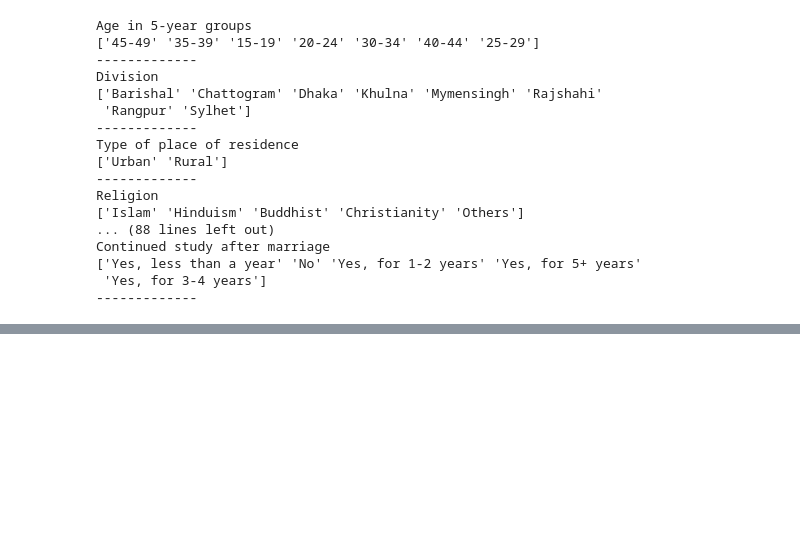
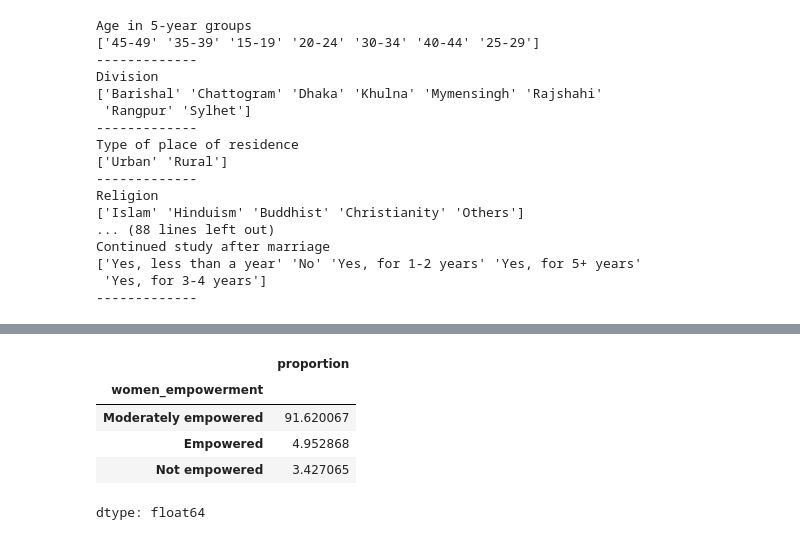
Before and after one commit to SafiBD/machine-learning, a Jupyter notebook: Copy_of_WE_ML.ipynb, the cells around one changed output, grey strips where cells are left out. Cells and saved outputs as stored; diff of their text form; code cells hidden in the pictures; blank space fills up the shorter version.

```diff
--- a/Copy_of_WE_ML.ipynb
+++ b/Copy_of_WE_ML.ipynb
@@ -252,0 +455,4 @@ df.describe()
+# %%
+df["mobile_emp"] = df["Owns a mobile telephone"]
+df["bank_emp"] = df["Has an account in a bank or other financial institution"]
+df["internet_emp"] = (df['Use of internet_Yes, last 12 months'] | df['Use of internet_Yes, before last 12 months']).astype(int)
@@ -252,0 +480,9 @@ df.describe()
+# %%
+df["women_empowerment"].value_counts(normalize=True) * 100
+# %% [output]
+|  | proportion |
+| women_empowerment |  |
+| Moderately empowered | 91.620067 |
+| Empowered | 4.952868 |
+| Not empowered | 3.427065 |
+dtype: float64
```
Also changed, not shown: parts of 60 cells of this notebook.
